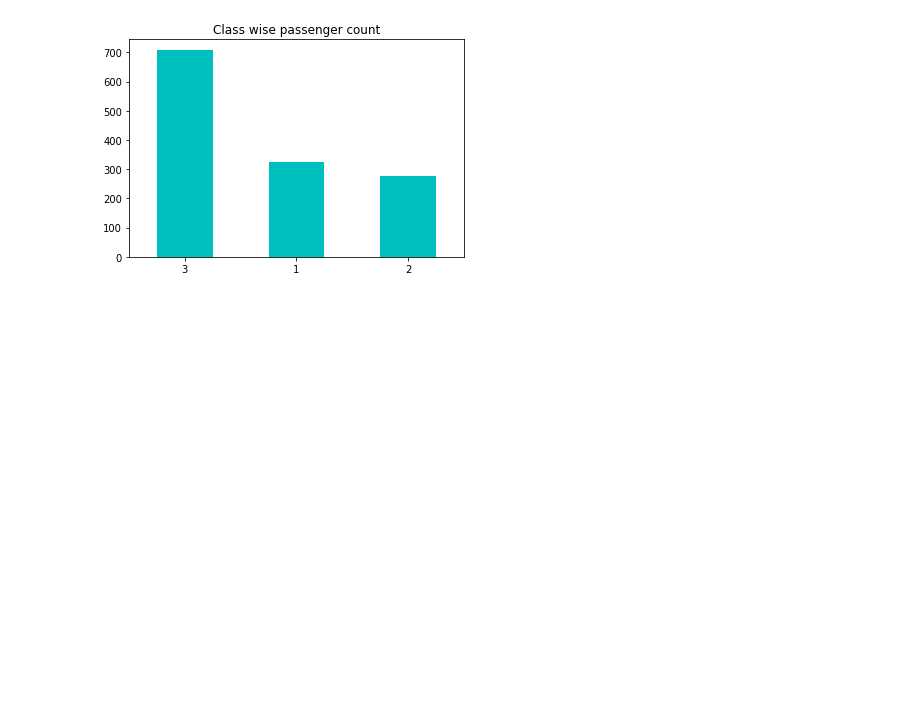
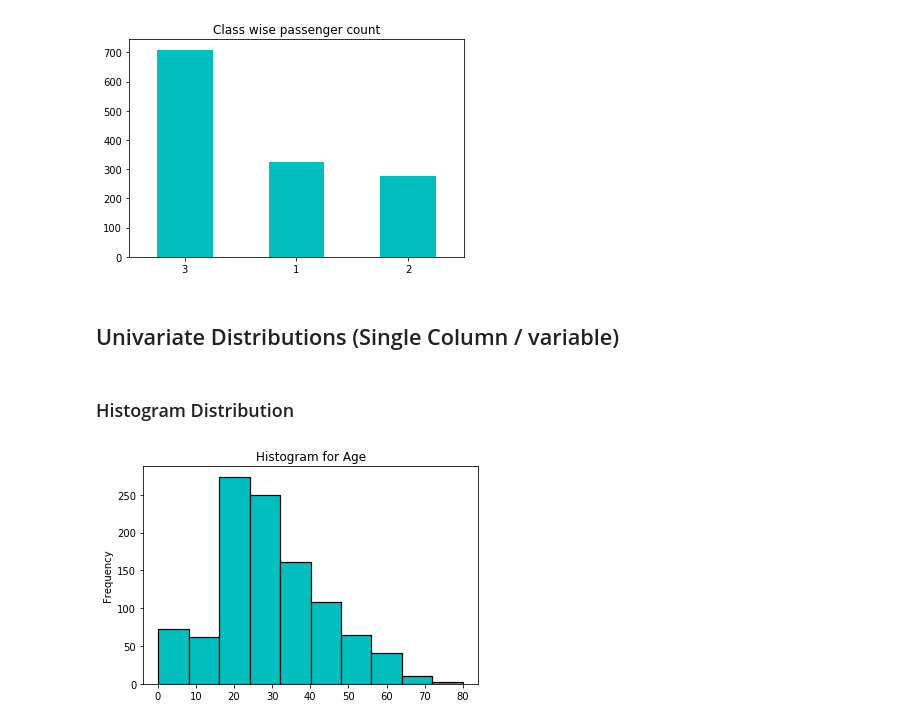
Before and after one commit to ketan12sharma/titanic, a Jupyter notebook: notebooks/ExploringData_Part_1_Titanic.ipynb, the cells around one changed output. Saved outputs shown, nothing was run; the diff lists cells and outputs as text; code cells hidden in the pictures; blank space fills up the shorter version.

Commit message:
- Worked on Grouping and Aggregation - Crosstab and pivot table plotting - Data Munging - Outlier Detection

```diff
--- a/notebooks/ExploringData_Titanic.ipynb
+++ b/notebooks/ExploringData_Part_1_Titanic.ipynb
@@ -345,3 +345,13 @@ df.Pclass.value_counts().plot(kind = 'bar')
 df.Pclass.value_counts().plot(kind = 'bar',rot = 0, title= 'Class wise passenger count', color = 'c');
 # %% [output]
 [figure]
+# %% [markdown]
+## Univariate Distributions (Single Column / variable)
+# %% [markdown]
+### Histogram Distribution
+# %%
+# default histogram use hist kind
+# by default pandas neglect all the missing values, created bins by default
+df.Age.plot(kind = 'hist', title = 'Histogram for Age', color = 'c', edgecolor='black', linewidth=1.2);
+# %% [output]
+[figure, added]
```
Also changed, not shown: parts of 27 cells of this notebook, 1 other file.
